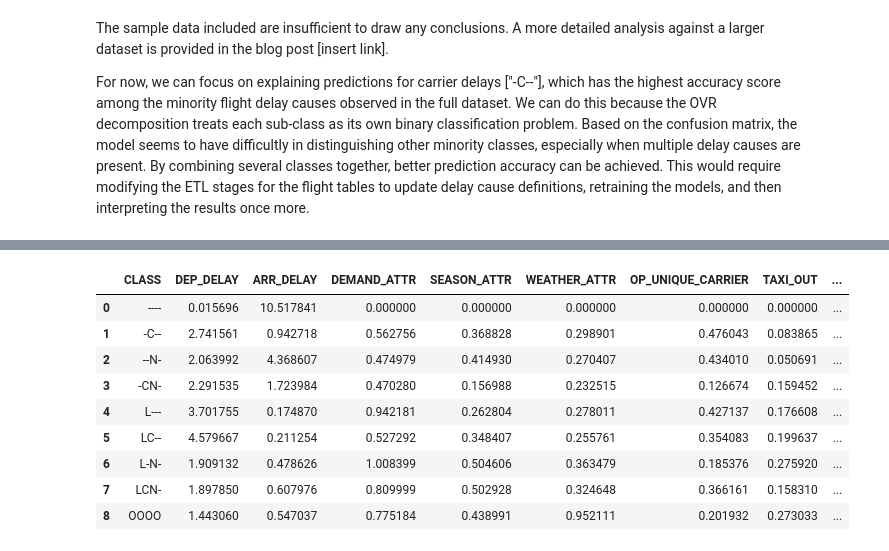
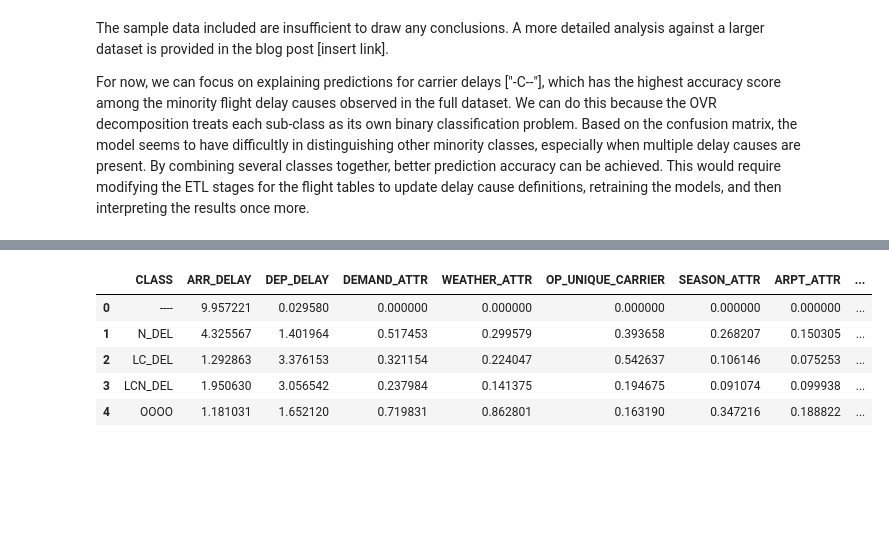
Before and after one commit to btong04/flight-delay-causes, a Jupyter notebook: 5-explain_airline_delay_xgboost_model.ipynb, the cells around one changed output, grey strips where cells are left out. Cells and saved outputs as stored; diff of their text form; code cells hidden in the pictures; blank space fills up the shorter version.

```diff
--- a/5-explain_airline_delay_xgboost_model.ipynb
+++ b/5-explain_airline_delay_xgboost_model.ipynb
@@ -30,6 +30,10 @@ import shap
 import sklearn
 import xgboost as xgb
 
+
+# Select 'orig_int_code' based on original classes, or 'combo_int_code' for consolidated classes.
+# Must match with what was used in "3-etl_test_train_split_tgt_enc.ipynb" to generate data.
+int_code_col = 'combo_int_code'
 
 max_depth = 15
 run_type = 'gpu' # Select 'cpu' or 'gpu'
@@ -222,10 +229,16 @@ num_classes = int(np.max(y)+1)
 
 meta_class_cnts = pd.read_csv('./data/staging_tbl/class_labels.csv')
 
-# Truncate at last class:
-meta_class_cnts = meta_class_cnts[:num_classes]
-class_labels = list(meta_class_cnts['CLASS_STR'].values)
-class_labels = class_labels[:-1] + ['OOOO']
+if int_code_col == 'combo_int_code':
+    class_labels = meta_class_cnts[['combo_int_code', 'combo_class_str']].drop_duplicates().sort_values('combo_int_code')
+    class_labels = list(class_labels['combo_class_str'].values)
+elif int_code_col == 'orig_int_code':
+    # Truncate at last class:
+    meta_class_cnts = meta_class_cnts[:num_classes]
+    class_labels = list(meta_class_cnts['CLASS_STR'].values)
+    class_labels = class_labels[:-1] + ['OOOO']
+else:
+    raise ValueError('int_code_col not recognized.')
 
 # Use appropriate metrics for evaluating multi-class predictions.
 print(classification_report(y_cmp, y_proba_class, target_names=class_labels))
@@ -311,50 +320,36 @@ combine_labels = {
 }
 # %%
 max_display = 11
-combine_attr = True # Combine features to decrease number of attributes
-
-# Load class labels:
-num_classes = int(np.max(y)+1)
-meta_class_cnts = pd.read_csv('./data/staging_tbl/class_labels.csv')
-
-# Truncate at last class:
-meta_class_cnts = meta_class_cnts[:num_classes]
-class_labels = list(meta_class_cnts['CLASS_STR'].values)
-class_labels = class_labels[:-1] + ['OOOO']
-
+combine_features_in_plot = True # Combine features to decrease number of attributes
 
 shap_imp_by_class = pd.DataFrame(np.abs(shap_values).mean(axis=0), columns=feature_cols)
 # shap_imp_by_class['CLASS'] = ['CLASS_' + str(ii) for ii in range(shap_values.shape[1])]
 shap_imp_by_class['CLASS'] = class_labels
 shap_imp_by_class = shap_imp_by_class.set_index('CLASS')
 
-if combine_attr == True:
+if combine_features_in_plot == True:
     # Use combine_labels to combine Shapley values for each attribute group.
     combine_labels_vals = reduce(lambda x,y: x+y, list(combine_labels.values()))
     remaining_cols = list(set(feature_cols) - set(combine_labels_vals))
     shap_imp_combo_attr = shap_imp_by_class[remaining_cols].copy()
 
     for kk in combine_labels.keys():
         shap_imp_combo_attr.loc[:, kk] = shap_imp_by_class[combine_labels[kk]].sum(axis=1).values
 
     shap_imp_by_class = shap_imp_combo_attr
 
 
 sorted_feature_imp = list(shap_imp_by_class.sum().sort_values(ascending=False).index)
 
 shap_imp_by_class = shap_imp_by_class[sorted_feature_imp].reset_index()
 shap_imp_by_class
 # %% [output]
-|  | CLASS | DEP_DELAY | ARR_DELAY | DEMAND_ATTR | SEASON_ATTR | WEATHER_ATTR | OP_UNIQUE_CARRIER | TAXI_OUT | ... |
-| 0 | ---- | 0.015696 | 10.517841 | 0.000000 | 0.000000 | 0.000000 | 0.000000 | 0.000000 | ... |
-| 1 | -C-- | 2.741561 | 0.942718 | 0.562756 | 0.368828 | 0.298901 | 0.476043 | 0.083865 | ... |
-| 2 | --N- | 2.063992 | 4.368607 | 0.474979 | 0.414930 | 0.270407 | 0.434010 | 0.050691 | ... |
-| 3 | -CN- | 2.291535 | 1.723984 | 0.470280 | 0.156988 | 0.232515 | 0.126674 | 0.159452 | ... |
-| 4 | L--- | 3.701755 | 0.174870 | 0.942181 | 0.262804 | 0.278011 | 0.427137 | 0.176608 | ... |
-| 5 | LC-- | 4.579667 | 0.211254 | 0.527292 | 0.348407 | 0.255761 | 0.354083 | 0.199637 | ... |
-| 6 | L-N- | 1.909132 | 0.478626 | 1.008399 | 0.504606 | 0.363479 | 0.185376 | 0.275920 | ... |
-| 7 | LCN- | 1.897850 | 0.607976 | 0.809999 | 0.502928 | 0.324648 | 0.366161 | 0.158310 | ... |
-| 8 | OOOO | 1.443060 | 0.547037 | 0.775184 | 0.438991 | 0.952111 | 0.201932 | 0.273033 | ... |
+|  | CLASS | ARR_DELAY | DEP_DELAY | DEMAND_ATTR | WEATHER_ATTR | OP_UNIQUE_CARRIER | SEASON_ATTR | ARPT_ATTR | ... |
+| 0 | ---- | 9.957221 | 0.029580 | 0.000000 | 0.000000 | 0.000000 | 0.000000 | 0.000000 | ... |
+| 1 | N_DEL | 4.325567 | 1.401964 | 0.517453 | 0.299579 | 0.393658 | 0.268207 | 0.150305 | ... |
+| 2 | LC_DEL | 1.292863 | 3.376153 | 0.321154 | 0.224047 | 0.542637 | 0.106146 | 0.075253 | ... |
+| 3 | LCN_DEL | 1.950630 | 3.056542 | 0.237984 | 0.141375 | 0.194675 | 0.091074 | 0.099938 | ... |
+| 4 | OOOO | 1.181031 | 1.652120 | 0.719831 | 0.862801 | 0.163190 | 0.347216 | 0.188822 | ... |
 # %%
 from bokeh.models import Legend
 
```
Also changed, not shown: parts of 7 cells of this notebook, 5 other files.
